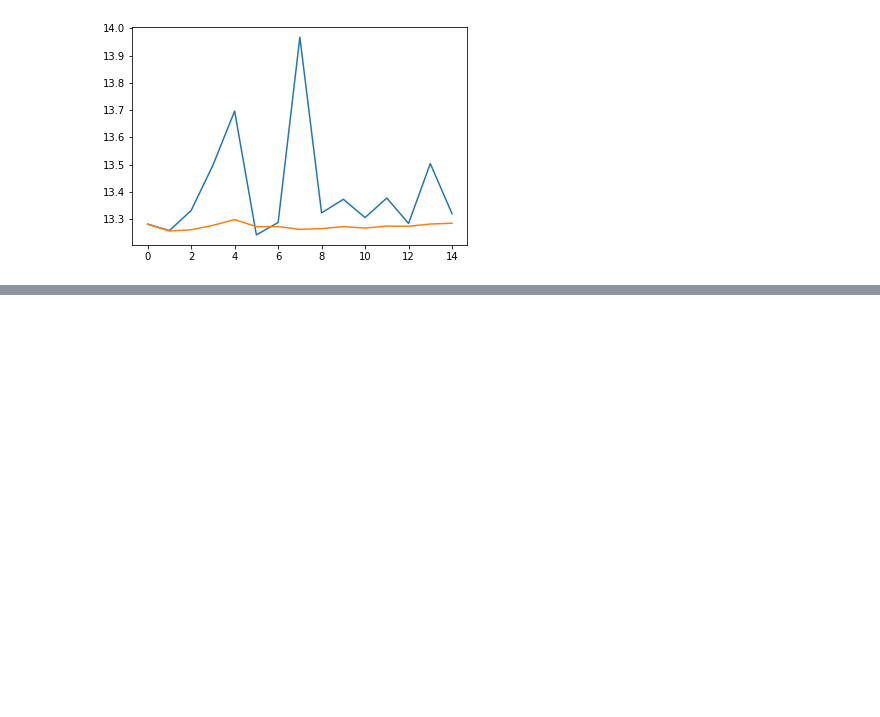
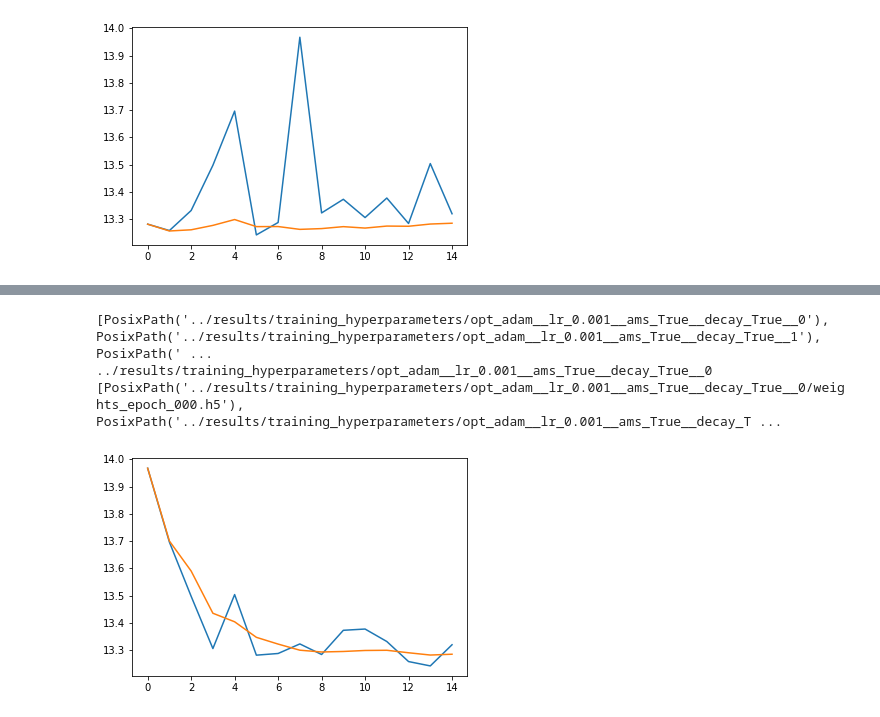
Before and after one commit to djib2011/forecasting-augmentation, a Jupyter notebook: experimentation/inspect_evaluation_process.ipynb, the cells around one changed output, grey strips where cells are left out. Cells and saved outputs as stored; diff of their text form; code cells hidden in the pictures; blank space fills up the shorter version.

Commit message:
Found bug in evaluation.

```diff
--- a/experimentation/inspect_evaluation_process.ipynb
+++ b/experimentation/inspect_evaluation_process.ipynb
@@ -1251,0 +1230,6 @@ for k, v in model_preds_2.items():
+# %%
+r1 = [v for k, v in results['smape'].items() if 'ens' not in k]
+r2 = [v for k, v in results['smape'].items() if 'ens' in k]
+
+plt.plot(r1)
+plt.plot(r2)
@@ -1251,0 +1269,34 @@ for k, v in model_preds_2.items():
+# %%
+def evaluate_family_10(family, x, y, result_dict=None, desc=None, verbose=False):
+
+    results = {'smape': {}, 'mase*': {}}
+    family = Path(family)
+    trials = sorted(family.parent.glob(family.name + '*'), key=lambda x: int(x.name.split('__')[-1]))
+    print(trials)
+
+    trial = trials[0]
+    print(trial)
+    trial = Path(trial)
+
+    all_models_in_trial = sorted(trial.glob('*'), key=lambda x: x.name.split('/')[-1])
+    print(all_models_in_trial)
+
+    model_preds = {}
+
+    for single_model in tqdm(all_models_in_trial):
+
+        model = tf.keras.models.load_model(single_model)
+
+        preds = evaluation.get_predictions(model, x)
+        model_preds[str(single_model)] = preds
+
+    results = evaluate_from_preds(model_preds)
+    plot_results(results)
+    return results
+# %%
+res10 = evaluate_family_10(family, X_test, y_test, verbose=True)
+# %% [output]
+[PosixPath('../results/training_hyperparameters/opt_adam__lr_0.001__ams_True__decay_True__0'), PosixPath('../results/training_hyperparameters/opt_adam__lr_0.001__ams_True__decay_True__1'), PosixPath(' ...
+../results/training_hyperparameters/opt_adam__lr_0.001__ams_True__decay_True__0
+[PosixPath('../results/training_hyperparameters/opt_adam__lr_0.001__ams_True__decay_True__0/weights_epoch_000.h5'), PosixPath('../results/training_hyperparameters/opt_adam__lr_0.001__ams_True__decay_T ...
+[figure, added]
```
Also changed, not shown: parts of 22 cells of this notebook.
